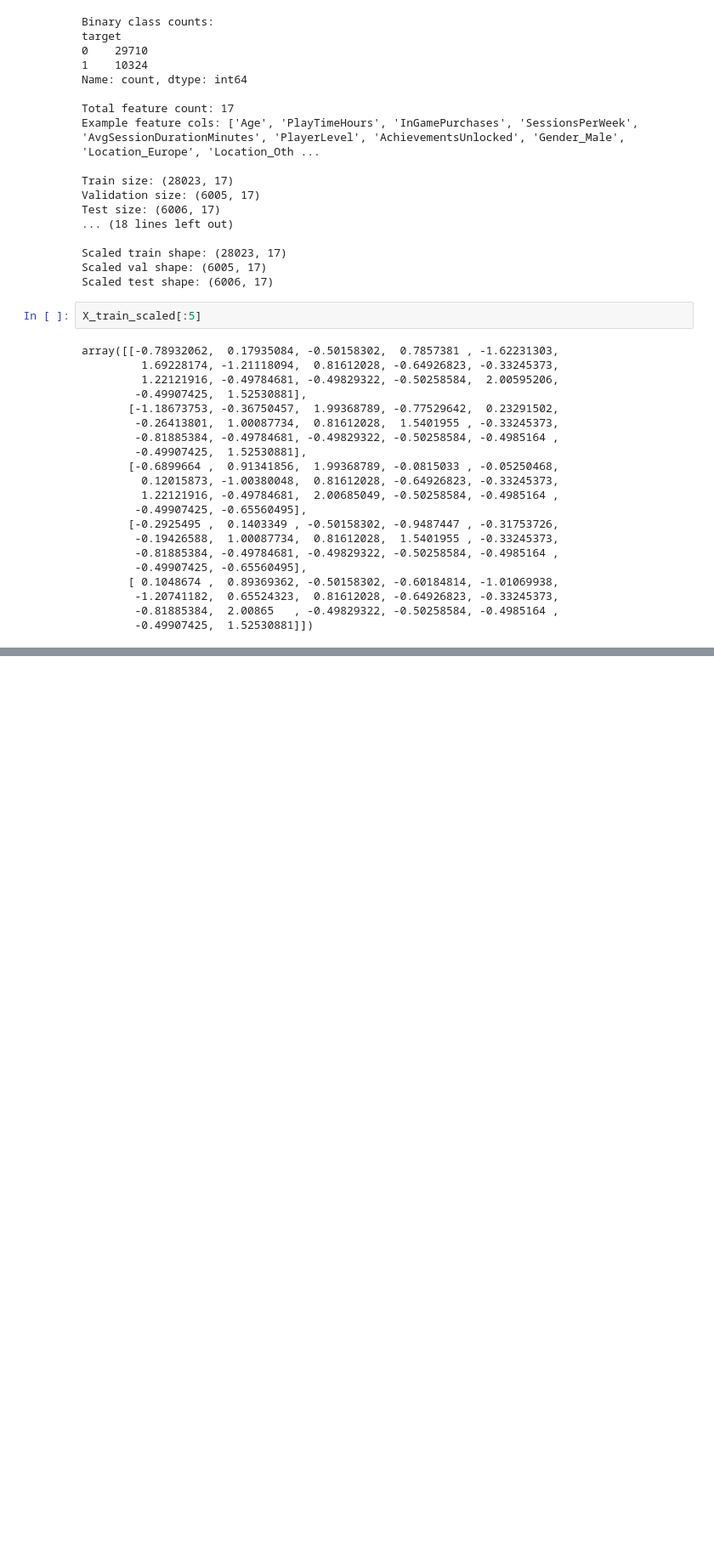
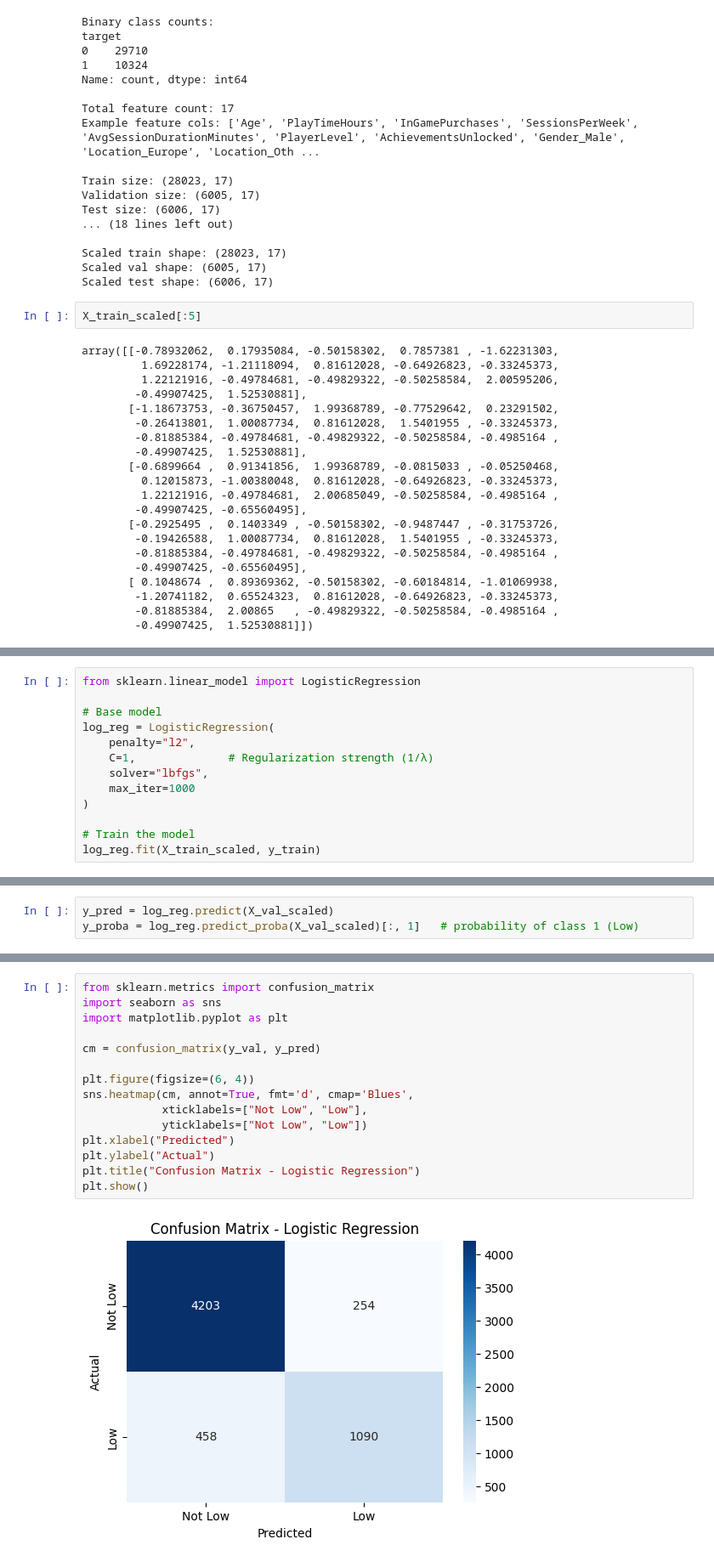
Before and after one commit to LooCodes/ML-Final-Project, a Jupyter notebook: final.ipynb, the cells around one changed output, grey strips where cells are left out. Shown: that part at 85% size. Saved outputs shown, nothing was run; the diff lists cells and outputs as text; blank space fills up the shorter version.

Commit message:
trained logistic regression model

```diff
--- a/final.ipynb
+++ b/final.ipynb
@@ -243,0 +225,13 @@ array([[-0.78932062,  0.17935084, -0.50158302,  0.7857381 , -1.62231303,
+# %%
+from sklearn.linear_model import LogisticRegression
+
+# Base model
+log_reg = LogisticRegression(
+    penalty="l2",
+    C=1,              # Regularization strength (1/λ)
+    solver="lbfgs",
+    max_iter=1000
+)
+
+# Train the model
+log_reg.fit(X_train_scaled, y_train)
@@ -243,0 +240,3 @@ array([[-0.78932062,  0.17935084, -0.50158302,  0.7857381 , -1.62231303,
+# %%
+y_pred = log_reg.predict(X_val_scaled)
+y_proba = log_reg.predict_proba(X_val_scaled)[:, 1]   # probability of class 1 (Low)
@@ -243,0 +262,17 @@ array([[-0.78932062,  0.17935084, -0.50158302,  0.7857381 , -1.62231303,
+# %%
+from sklearn.metrics import confusion_matrix
+import seaborn as sns
+import matplotlib.pyplot as plt
+
+cm = confusion_matrix(y_val, y_pred)
+
+plt.figure(figsize=(6, 4))
+sns.heatmap(cm, annot=True, fmt='d', cmap='Blues',
+            xticklabels=["Not Low", "Low"],
+            yticklabels=["Not Low", "Low"])
+plt.xlabel("Predicted")
+plt.ylabel("Actual")
+plt.title("Confusion Matrix - Logistic Regression")
+plt.show()
+# %% [output]
+[figure, added]
```
Also changed, not shown: parts of 15 cells of this notebook, 1 other file.
